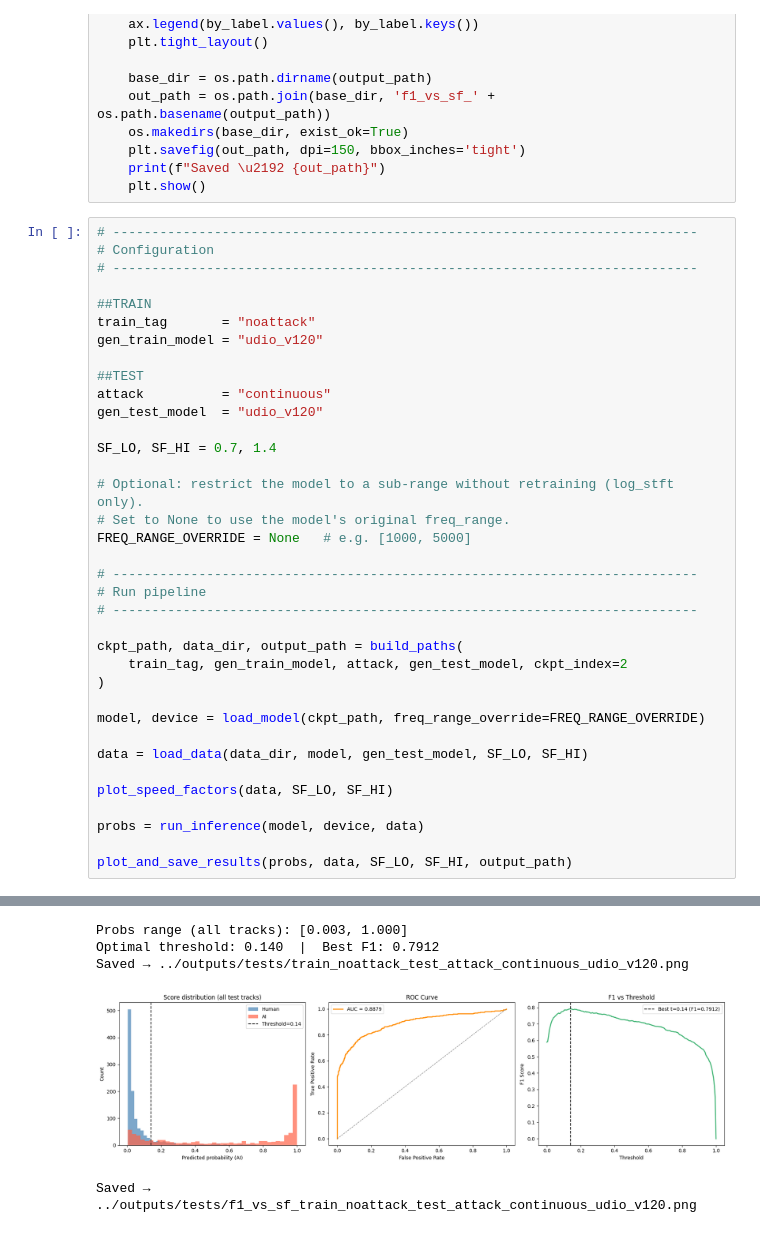
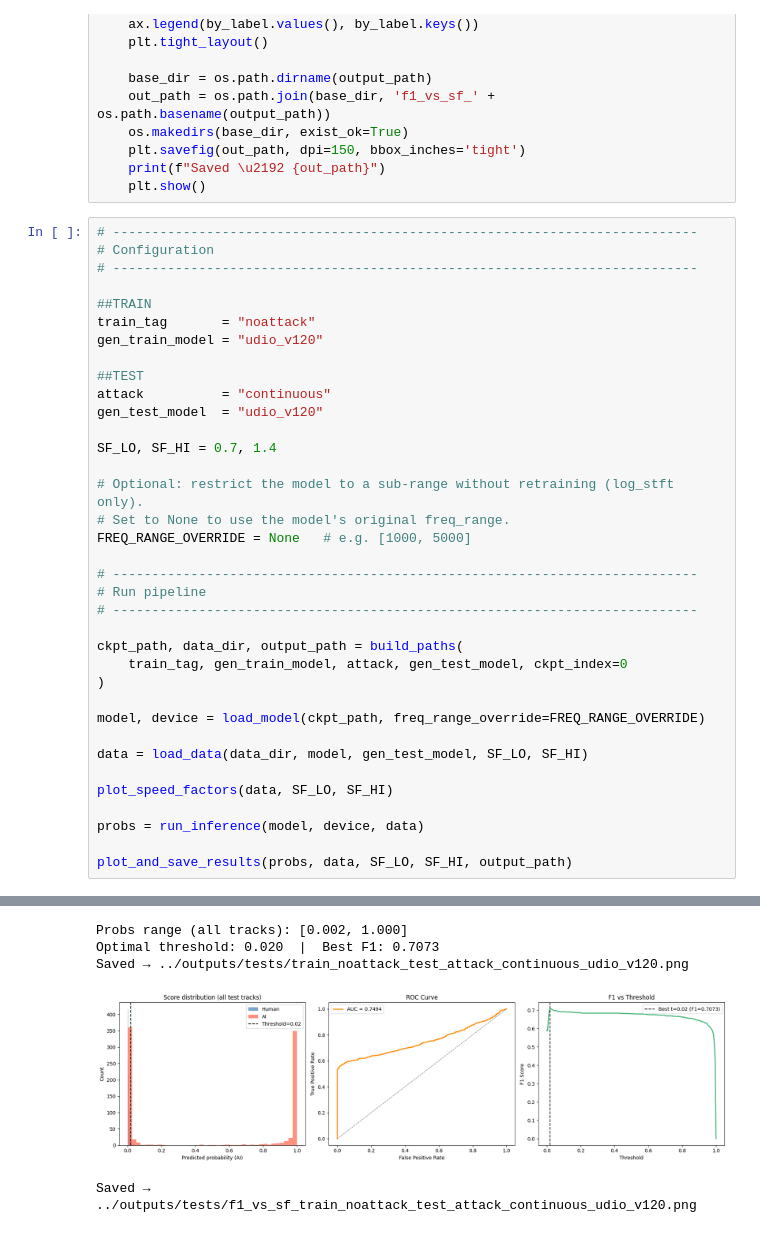
Before and after one commit to thomas0barand/robust-deepfake-detector, a Jupyter notebook: scripts/results.ipynb, the cells around one changed output, grey strips where cells are left out. Cells and saved outputs as stored; diff of their text form.

```diff
--- a/scripts/results.ipynb
+++ b/scripts/results.ipynb
@@ -309,7 +306,7 @@ FREQ_RANGE_OVERRIDE = None   # e.g. [1000, 5000]
 # ---------------------------------------------------------------------------
 
 ckpt_path, data_dir, output_path = build_paths(
-    train_tag, gen_train_model, attack, gen_test_model, ckpt_index=2
+    train_tag, gen_train_model, attack, gen_test_model, ckpt_index=0
 )
 
 model, device = load_model(ckpt_path, freq_range_override=FREQ_RANGE_OVERRIDE)
@@ -334,14 +331,14 @@ Model loaded | transform=stft | log_stft=True | use_conv=True | freq_range=[500,
 [udio_v120] Number of different speed factors: 1858
 [human] Number of different speed factors: 2572
 
 Speed factor range [HUMAN]: 0.502, 2.000
 Speed factor range [AI]: 0.507, 2.000
 
 Unconstrained test set: 1858 AI + 2572 Human = 4430 total
 Samples with 0.7 <= speed factor <= 1.4: 1977 (AI: 825, Human: 1152)
 [figure]
-Probs range (all tracks): [0.003, 1.000]
-Optimal threshold: 0.140  |  Best F1: 0.7912
+Probs range (all tracks): [0.002, 1.000]
+Optimal threshold: 0.020  |  Best F1: 0.7073
 Saved → ../outputs/tests/train_noattack_test_attack_continuous_udio_v120.png
-[figure, old version]
+[figure, new version]
 Saved → ../outputs/tests/f1_vs_sf_train_noattack_test_attack_continuous_udio_v120.png
```
Also changed, not shown: parts of 2 cells of this notebook, 9 other files.
